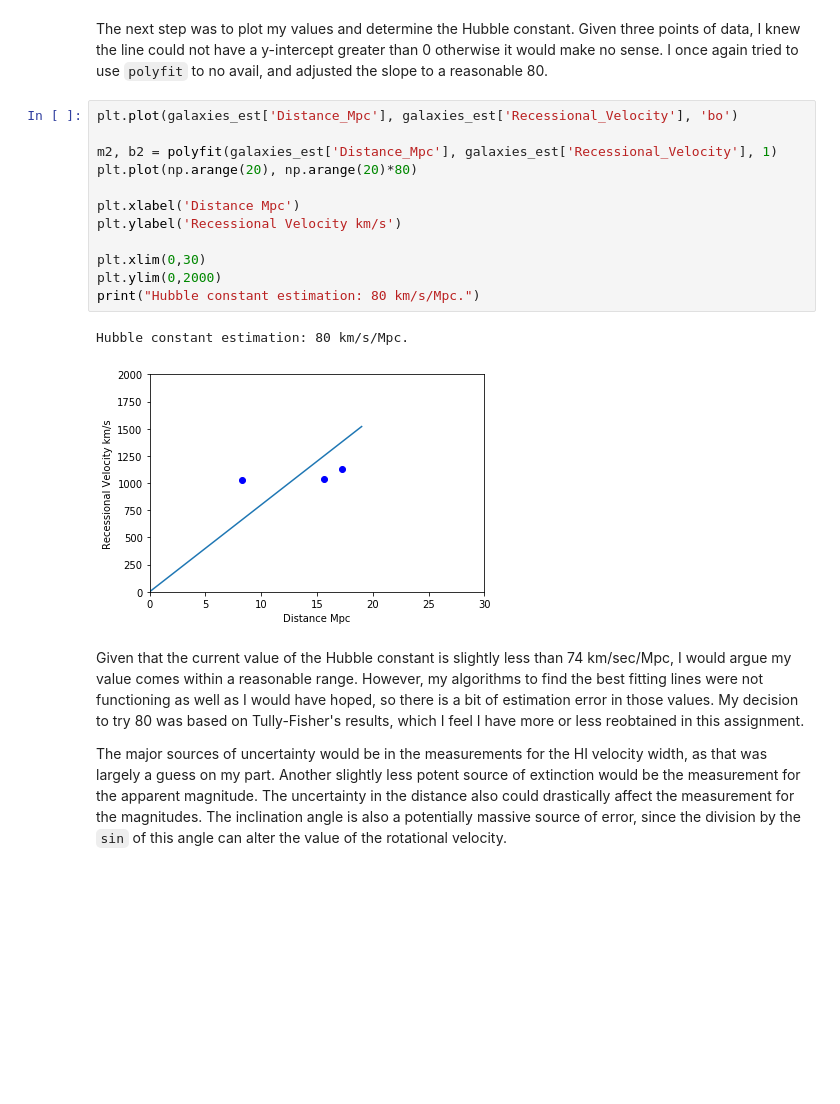
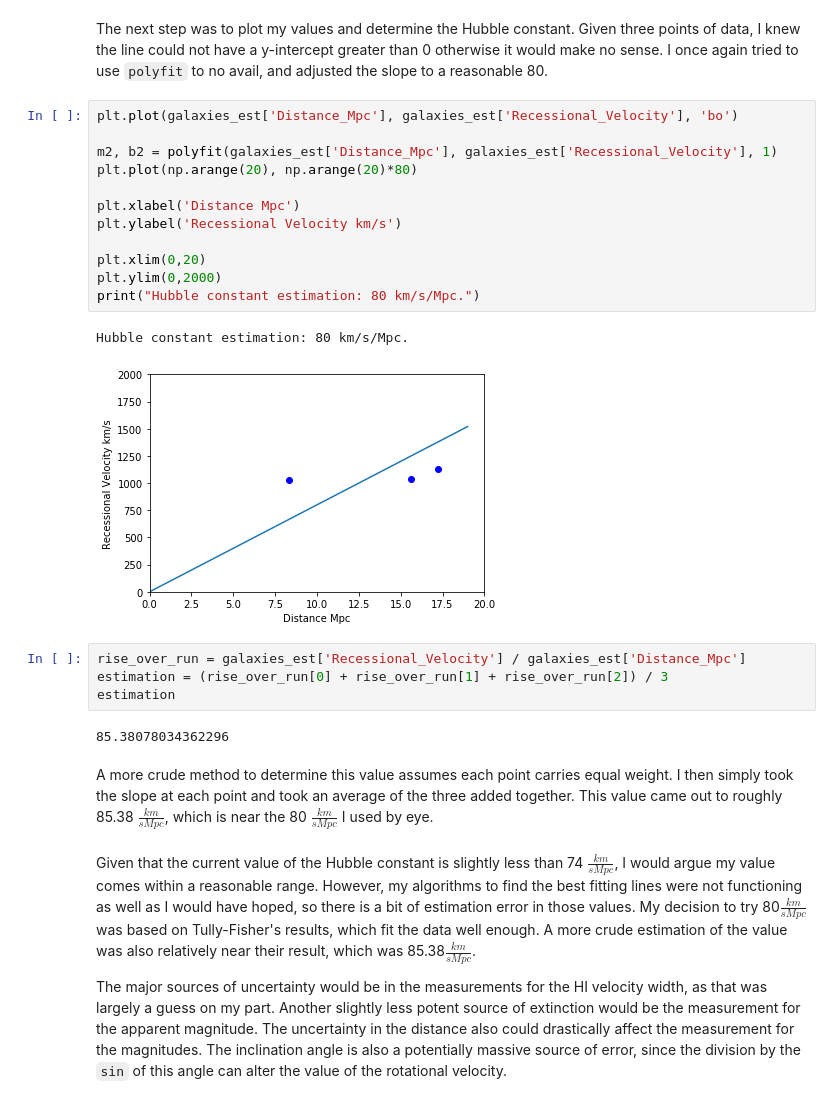
Before and after one commit to taterzz/Tully_Fisher, a Jupyter notebook: Tully_Fisher.ipynb, the cells around one changed output. Drawn from its saved outputs; the diff is of its cells as text; blank space fills up the shorter version.

```diff
--- a/Tully_Fisher.ipynb
+++ b/Tully_Fisher.ipynb
@@ -129,19 +131,27 @@ The next step was to plot my values and determine the Hubble constant. Given thr
 # %%
 plt.plot(galaxies_est['Distance_Mpc'], galaxies_est['Recessional_Velocity'], 'bo')
 
 m2, b2 = polyfit(galaxies_est['Distance_Mpc'], galaxies_est['Recessional_Velocity'], 1)
 plt.plot(np.arange(20), np.arange(20)*80)
 
 plt.xlabel('Distance Mpc')
 plt.ylabel('Recessional Velocity km/s')
 
-plt.xlim(0,30)
+plt.xlim(0,20)
 plt.ylim(0,2000)
 print("Hubble constant estimation: 80 km/s/Mpc.")
 # %% [output]
 Hubble constant estimation: 80 km/s/Mpc.
-[figure, old version]
+[figure, new version]
+# %%
+rise_over_run = galaxies_est['Recessional_Velocity'] / galaxies_est['Distance_Mpc']
+estimation = (rise_over_run[0] + rise_over_run[1] + rise_over_run[2]) / 3
+estimation
+# %% [output]
+85.38078034362296
+# %% [markdown]
+A more crude method to determine this value assumes each point carries equal weight. I then simply took the slope at each point and took an average of the three added together. This value came out to roughly 85.38 $\frac{km}{sMpc}$, which is near the 80 $\frac{km}{sMpc}$ I used by eye.
 # %% [markdown]
-Given that the current value of the Hubble constant is slightly less than 74 km/sec/Mpc, I would argue my value comes within a reasonable range. However, my algorithms to find the best fitting lines were not functioning as well as I would have hoped, so there is a bit of estimation error in those values. My decision to try 80 was based on Tully-Fisher's results, which I feel I have more or less reobtained in this assignment.
+Given that the current value of the Hubble constant is slightly less than 74 $\frac{km}{sMpc}$, I would argue my value comes within a reasonable range. However, my algorithms to find the best fitting lines were not functioning as well as I would have hoped, so there is a bit of estimation error in those values. My decision to try 80$\frac{km}{sMpc}$ was based on Tully-Fisher's results, which fit the data well enough. A more crude estimation of the value was also relatively near their result, which was 85.38$\frac{km}{sMpc}$.
 
 The major sources of uncertainty would be in the measurements for the HI velocity width, as that was largely a guess on my part. Another slightly less potent source of extinction would be the measurement for the apparent magnitude. The uncertainty in the distance also could drastically affect the measurement for the magnitudes. The inclination angle is also a potentially massive source of error, since the division by the `sin` of this angle can alter the value of the rotational velocity.
```
Also changed, not shown: parts of 7 cells of this notebook.
